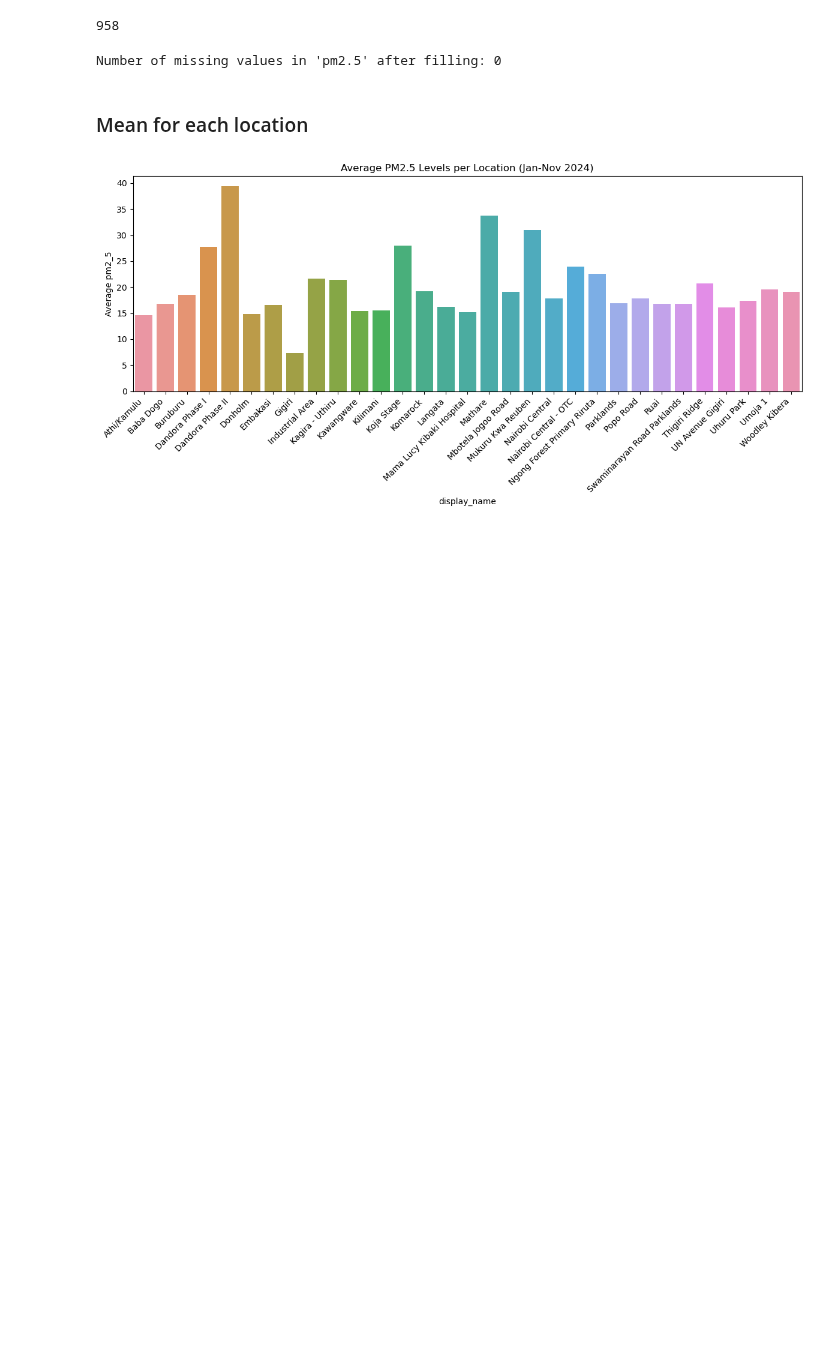
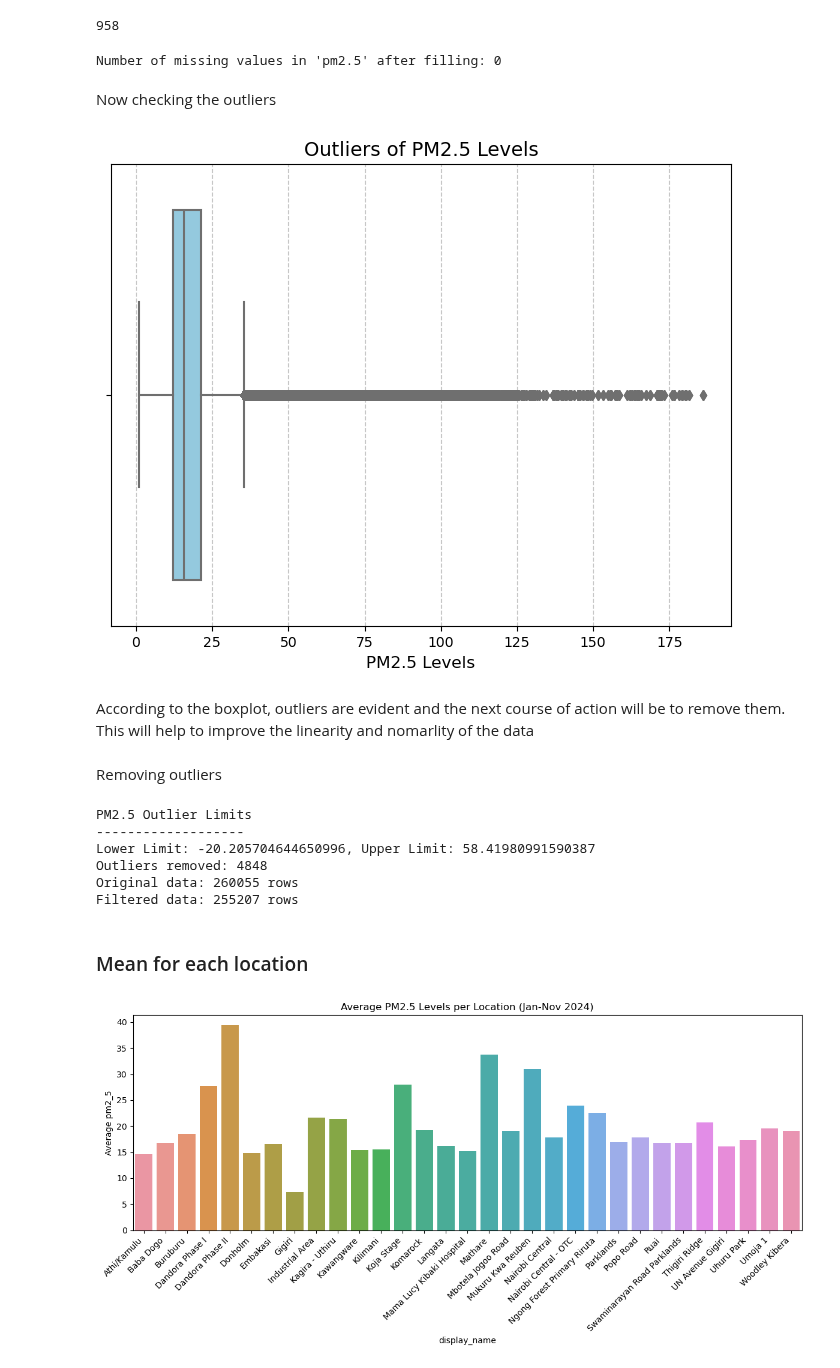
Before and after one commit to ANGI3MAINA/Air_quality_-2024, a Jupyter notebook: notebook.ipynb, the cells around one changed output. Cells and saved outputs as stored; diff of their text form; code cells hidden in the pictures; blank space fills up the shorter version.

Commit message:
handling outliers

```diff
--- a/notebook.ipynb
+++ b/notebook.ipynb
@@ -235,6 +235,58 @@ missing_count_after = combined_df['pm2_5'].isnull().sum()
 print(f"Number of missing values in 'pm2.5' after filling: {missing_count_after}")
 # %% [output]
 Number of missing values in 'pm2.5' after filling: 0
+# %% [markdown]
+Now checking the outliers
+# %%
+# Box plot for PM2.5 to highlight outliers
+plt.figure(figsize=(8, 6))
+sns.boxplot(x=combined_df['pm2_5'], color='skyblue')
+plt.title('Outliers of PM2.5 Levels', fontsize=14)
+plt.xlabel('PM2.5 Levels', fontsize=12)
+plt.grid(axis='x', linestyle='--', alpha=0.7)
+plt.show()
+# %% [output]
+[figure, added]
+# %% [markdown]
+According to the boxplot, outliers are evident and the next course of action will be to remove them. This will help to improve the linearity and nomarlity of the data
+# %% [markdown]
+Removing outliers
+# %%
+# Function to find upper and lower limits for PM2.5
+def find_outlier_limits_pm2_5(column, num_std=3):
+    mean = np.mean(column)
+    std_dev = np.std(column)
+    lower_limit = mean - num_std * std_dev
+    upper_limit = mean + num_std * std_dev
+    return lower_limit, upper_limit
+
+# Function to remove outliers from the PM2.5 column
+def remove_pm2_5_outliers(combined_df, num_std=3):
+    # Calculate limits
+    lower_limit, upper_limit = find_outlier_limits_pm2_5(combined_df['pm2_5'], num_std)
+    print(f"PM2.5 Outlier Limits\n-------------------\nLower Limit: {lower_limit}, Upper Limit: {upper_limit}")
+
+    # Identify outliers
+    outliers_mask = (combined_df['pm2_5'] < lower_limit) | (combined_df['pm2_5'] > upper_limit)
+    outliers_removed = combined_df[outliers_mask].shape[0]
+    print(f"Outliers removed: {outliers_removed}")
+
+    # Filter out the outliers
+    filtered_data = combined_df[~outliers_mask]
+    return filtered_data
+
+# Remove outliers from the PM2.5 column
+clean_data = remove_pm2_5_outliers(combined_df, num_std=3)
+
+print(f"Original data: {len(combined_df)} rows")
+print(f"Filtered data: {len(clean_data)} rows")
+# %% [output]
+PM2.5 Outlier Limits
+-------------------
+Lower Limit: -20.205704644650996, Upper Limit: 58.41980991590387
+Outliers removed: 4848
+Original data: 260055 rows
+Filtered data: 255207 rows
 # %% [markdown]
 ### Mean for each location
 # %%
```
Also changed, not shown: parts of 1 cell of this notebook.
